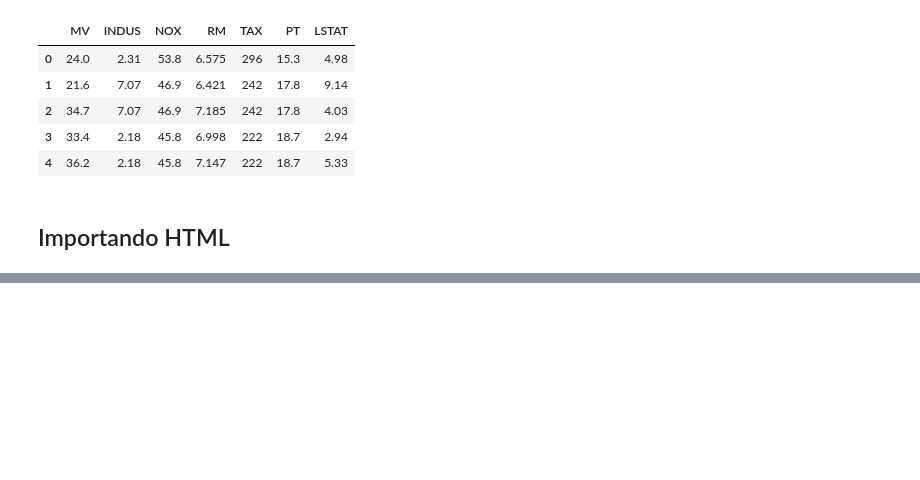
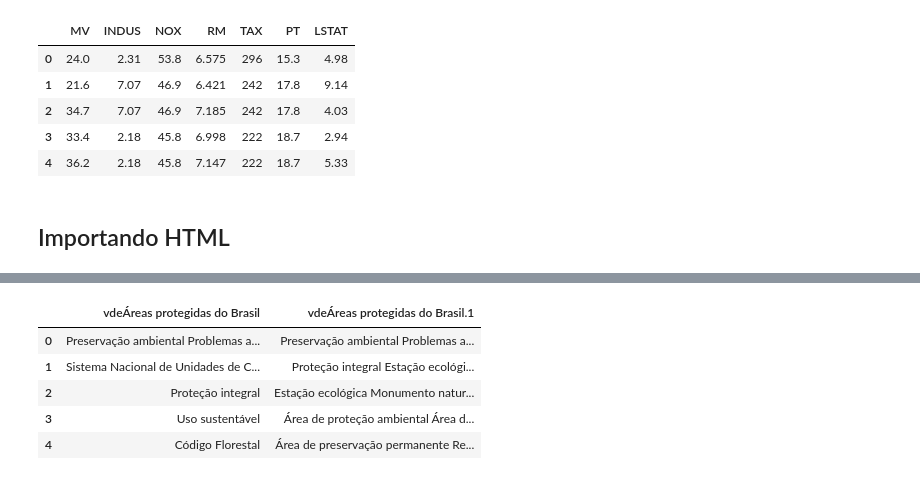
Before and after one commit to VDocean/Analise-de-Dados-com-Python, a Jupyter notebook: importando os dados/importando-dados.ipynb, the cells around one changed output, grey strips where cells are left out. Drawn from its saved outputs; the diff is of its cells as text; code cells hidden in the pictures; blank space fills up the shorter version.

```diff
--- a/importando os dados/importando-dados.ipynb
+++ b/importando os dados/importando-dados.ipynb
@@ -204,0 +239,10 @@ df5.head()
+# %%
+df8=pd.DataFrame(uc[2])
+df8.head()
+# %% [output]
+|  | vdeÁreas protegidas do Brasil | vdeÁreas protegidas do Brasil.1 |
+| 0 | Preservação ambiental Problemas a... | Preservação ambiental Problemas a... |
+| 1 | Sistema Nacional de Unidades de C... | Proteção integral Estação ecológi... |
+| 2 | Proteção integral | Estação ecológica Monumento natur... |
+| 3 | Uso sustentável | Área de proteção ambiental Área d... |
+| 4 | Código Florestal | Área de preservação permanente Re... |
```
Also changed, not shown: parts of 4 cells of this notebook.
